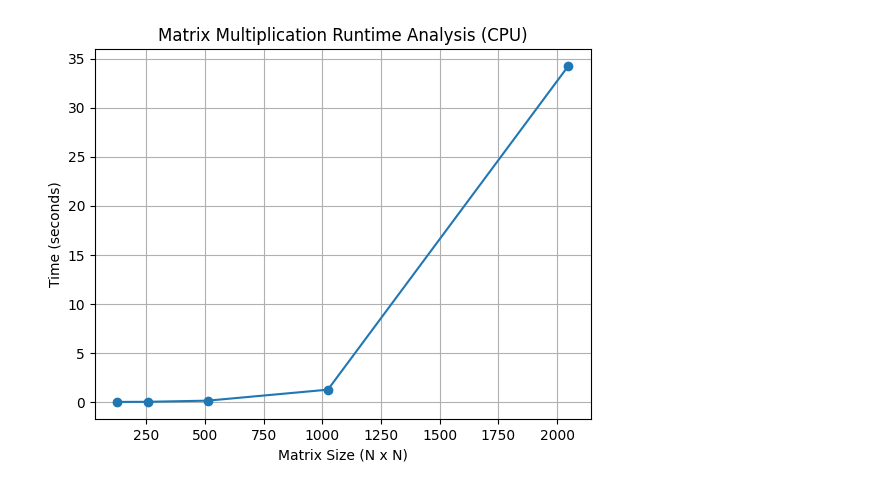
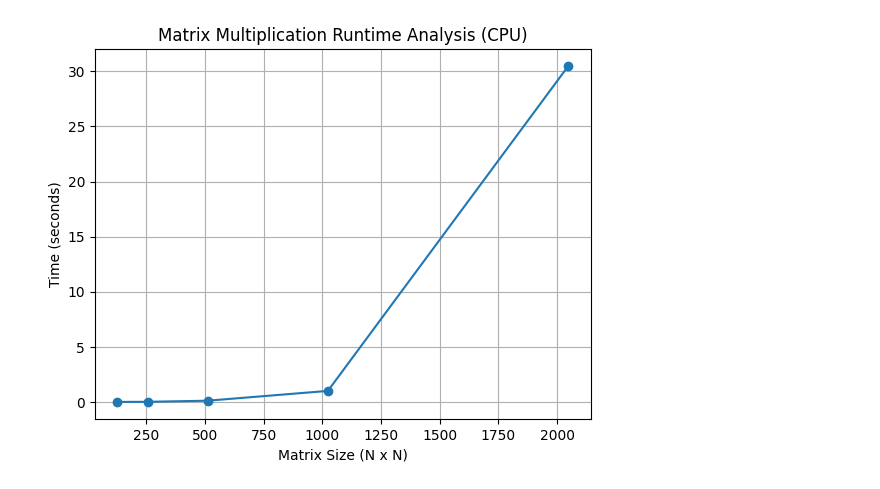
Before and after one commit to SlyShot42/cuda-matmul-conv-bench, a Jupyter notebook: runtime_analysis.ipynb, the cells around one changed output. Drawn from its saved outputs; the diff is of its cells as text; code cells hidden in the pictures.

```diff
--- a/runtime_analysis.ipynb
+++ b/runtime_analysis.ipynb
@@ -4,20 +4,16 @@ import subprocess
 import numpy as np
 # %%
-Ns = 2**np.arange(7, 12)
-times = []
-
-for N in Ns:
-    result = subprocess.run(['./matrix_cpu', str(N)], capture_output=True, text=True)
-    output = result.stdout.strip()
-    time_str = output.split(':')[-1].strip().split(' ')[0]
-    times.append(float(time_str))
+data = pd.read_csv('./data/runtime_data.csv')
+cpu_data = data[data['Implementation'] == 'CPU (C)']
+Ns = np.array(cpu_data.columns[1:]).astype(np.float32)
+times = cpu_data.values[0][1:]
 
 plt.plot(Ns, times, marker='o')
 plt.xlabel('Matrix Size (N x N)')
 plt.ylabel('Time (seconds)')
 plt.title('Matrix Multiplication Runtime Analysis (CPU)')
 plt.grid(True)
 plt.show()
 # %% [output]
-[figure, old version]
+[figure, new version]
 # %%
```
Also changed, not shown: parts of 2 cells of this notebook, 6 other files.
